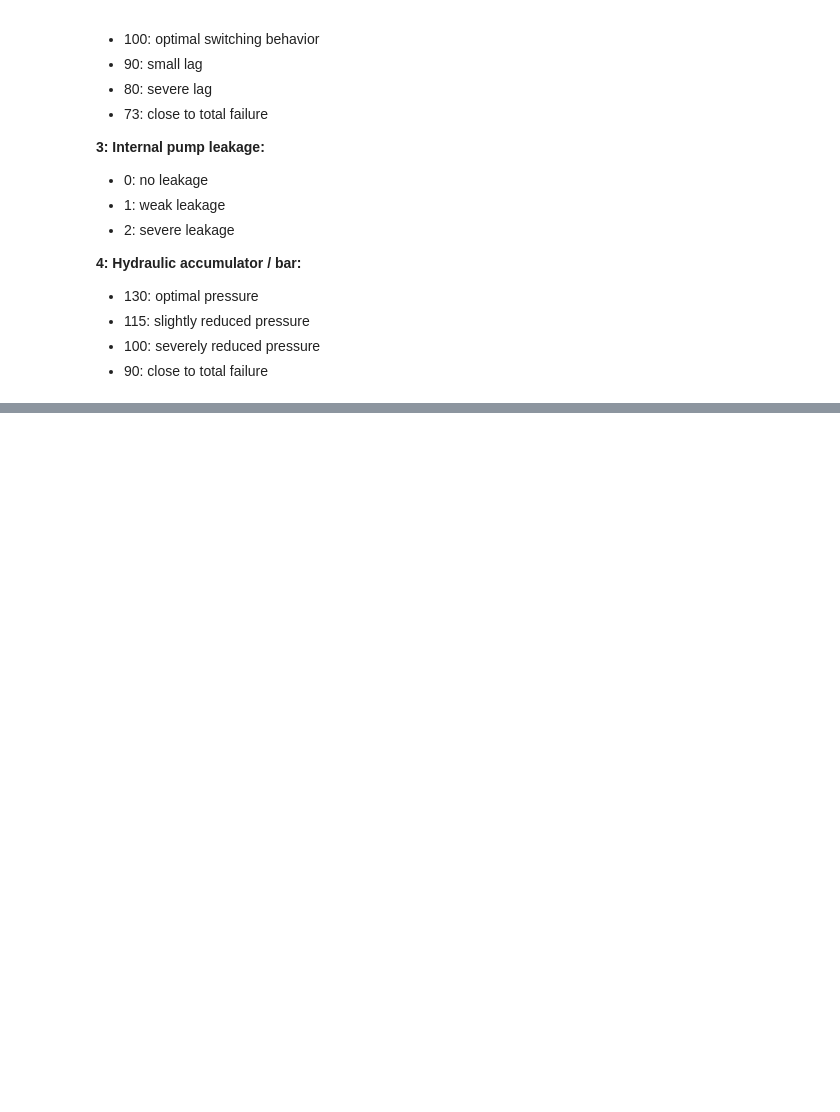
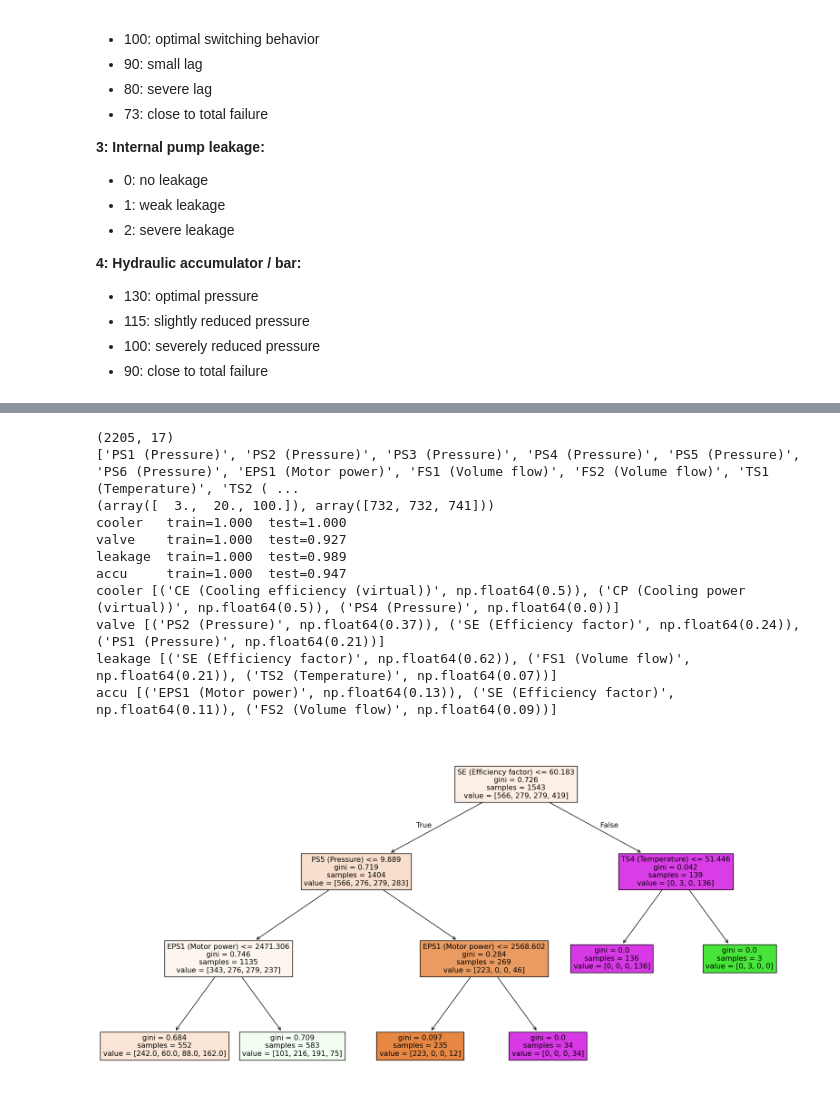
Before and after one commit to numanfh/machine-learning, a Jupyter notebook: Machine-Learning/Decision-Trees/Decision-Tree-Exercises.ipynb, the cells around one changed output, grey strips where cells are left out. Saved outputs shown, nothing was run; the diff lists cells and outputs as text; code cells hidden in the pictures; blank space fills up the shorter version.

```diff
--- a/Machine-Learning/Decision-Trees/Decision-Tree-Exercises.ipynb
+++ b/Machine-Learning/Decision-Trees/Decision-Tree-Exercises.ipynb
@@ -426,0 +443,50 @@ data = load_dataset('../data/condition_monitoring.pickle')
+# %%
+print(data.X.shape)
+print(data.Attributes)
+print(np.unique(data.Y_cooler, return_counts=True))
+
+from sklearn import tree
+from sklearn.model_selection import train_test_split
+from sklearn.metrics import accuracy_score
+import matplotlib.pyplot as plt
+
+targets = {
+    "cooler":  data.Y_cooler,
+    "valve":   data.Y_valve,
+    "leakage": data.Y_leakage,
+    "accu":    data.Y_accu,
+}
+
+models = {}
+for name, Y in targets.items():
+    X_train, X_test, Y_train, Y_test = train_test_split(
+        data.X, Y, test_size=0.3, random_state=0, stratify=Y
+    )
+    clf = tree.DecisionTreeClassifier(random_state=0).fit(X_train, Y_train)
+    models[name] = clf
+
+    print(f"{name:8s} train={accuracy_score(Y_train, clf.predict(X_train)):.3f}  "
+          f"test={accuracy_score(Y_test, clf.predict(X_test)):.3f}")
+
+for name, clf in models.items():
+    imp = clf.feature_importances_
+    top = np.argsort(imp)[::-1][:3]
+    print(name, [(data.Attributes[i], round(imp[i], 2)) for i in top])
+
+clf = tree.DecisionTreeClassifier(max_depth=3, random_state=0).fit(X_train, Y_train)
+plt.figure(figsize=(20, 10))
+tree.plot_tree(clf, feature_names=data.Attributes, filled=True)
+plt.show()
+# %% [output]
+(2205, 17)
+['PS1 (Pressure)', 'PS2 (Pressure)', 'PS3 (Pressure)', 'PS4 (Pressure)', 'PS5 (Pressure)', 'PS6 (Pressure)', 'EPS1 (Motor power)', 'FS1 (Volume flow)', 'FS2 (Volume flow)', 'TS1 (Temperature)', 'TS2 ( ...
+(array([  3.,  20., 100.]), array([732, 732, 741]))
+cooler   train=1.000  test=1.000
+valve    train=1.000  test=0.927
+leakage  train=1.000  test=0.989
+accu     train=1.000  test=0.947
+cooler [('CE (Cooling efficiency (virtual))', np.float64(0.5)), ('CP (Cooling power (virtual))', np.float64(0.5)), ('PS4 (Pressure)', np.float64(0.0))]
+valve [('PS2 (Pressure)', np.float64(0.37)), ('SE (Efficiency factor)', np.float64(0.24)), ('PS1 (Pressure)', np.float64(0.21))]
+leakage [('SE (Efficiency factor)', np.float64(0.62)), ('FS1 (Volume flow)', np.float64(0.21)), ('TS2 (Temperature)', np.float64(0.07))]
+accu [('EPS1 (Motor power)', np.float64(0.13)), ('SE (Efficiency factor)', np.float64(0.11)), ('FS2 (Volume flow)', np.float64(0.09))]
+[figure, added]
```
Also changed, not shown: parts of 1 cell of this notebook.
